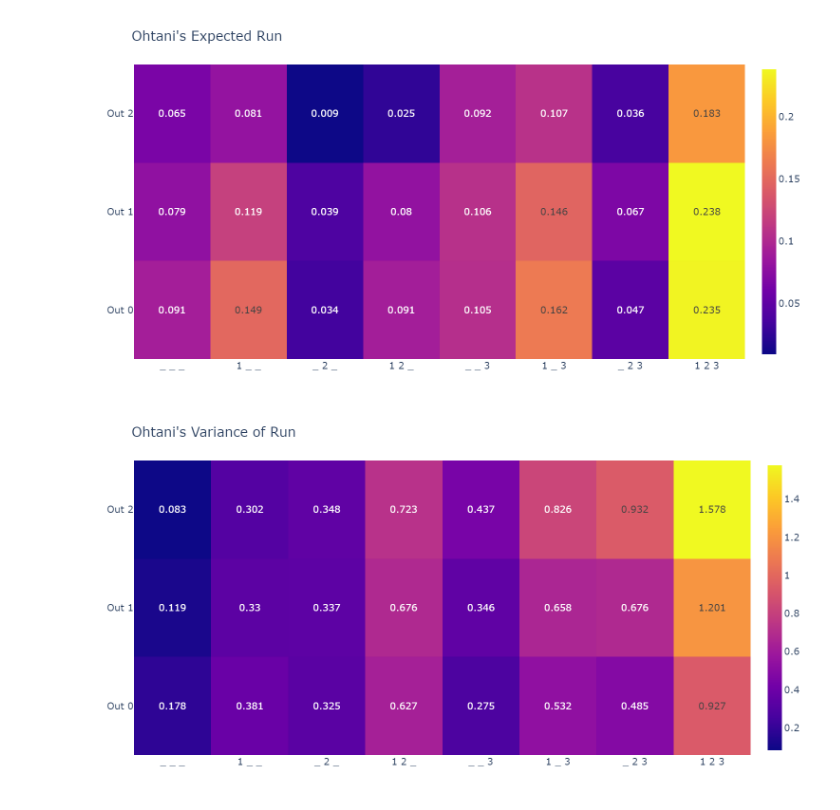
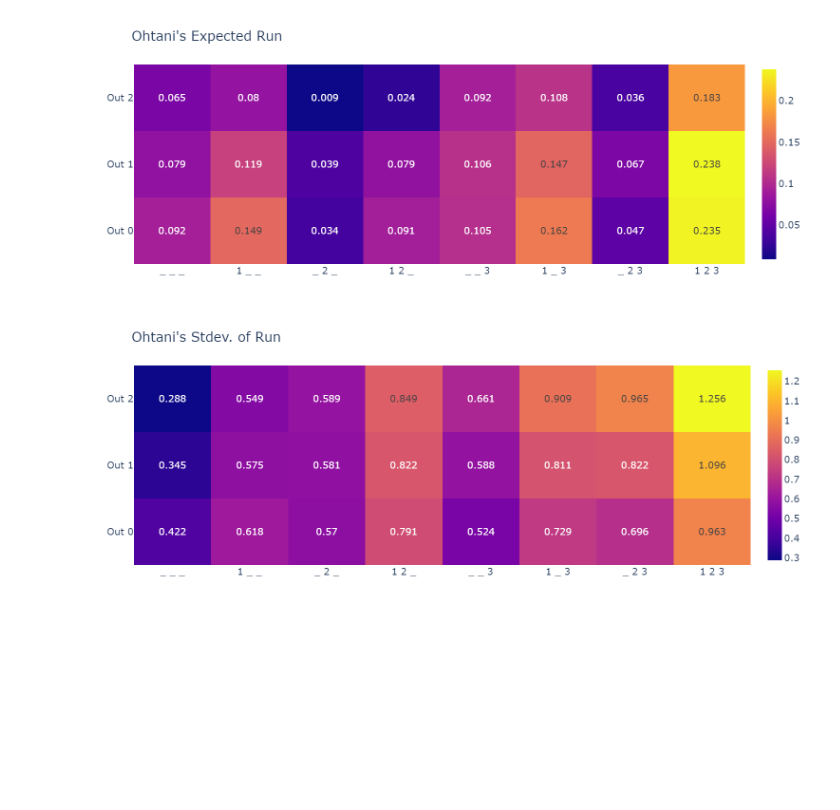
Before and after one commit to JoshXie0809/mlb_re24, a Jupyter notebook: src/mlb_er24.ipynb, the cells around one changed output. Drawn from its saved outputs; the diff is of its cells as text; code cells hidden in the pictures; blank space fills up the shorter version.

```diff
--- a/src/mlb_er24.ipynb
+++ b/src/mlb_er24.ipynb
@@ -13,24 +13,25 @@ rownames = ["_ _ _", "1 _ _", "_ 2 _", "1 2 _",
 # %%
 text = np.asarray(df1).T.round(3);
 fig = go.Figure(go.Heatmap(z=np.asarray(df1).T, x=rownames, y=colnames,
                            text=text, texttemplate="%{text}"),
                 layout=go.Layout(title="Ohtani's Expected Run",
                                  font=dict(size=20)));
 
-img = pio.to_image(fig, format="png", width=1500, height=800)
+img = pio.to_image(fig, format="png", width=1500, height=600)
 Image(img)
 # %% [output]
-[figure, old version]
+[figure, new version]
 # %%
-df2 = pd.read_csv("../ohtani_variance_of_run.csv", header=None);
+df2 = pd.read_csv("../ohtani_stdev_of_run.csv", header=None);
 
 text = np.asarray(df2).T.round(3);
+
 fig = go.Figure(go.Heatmap(z=np.asarray(df2).T, x=rownames, y=colnames,
                            text=text, texttemplate="%{text}"),
-                layout=go.Layout(title="Ohtani's Variance of Run",
+                layout=go.Layout(title="Ohtani's Stdev. of Run",
                                  font=dict(size=20)));
 
-img = pio.to_image(fig, format="png", width=1500, height=800)
+img = pio.to_image(fig, format="png", width=1500, height=600)
 Image(img)
 # %% [output]
-[figure, old version]
+[figure, new version]
```
Also changed, not shown: 3 other files.
